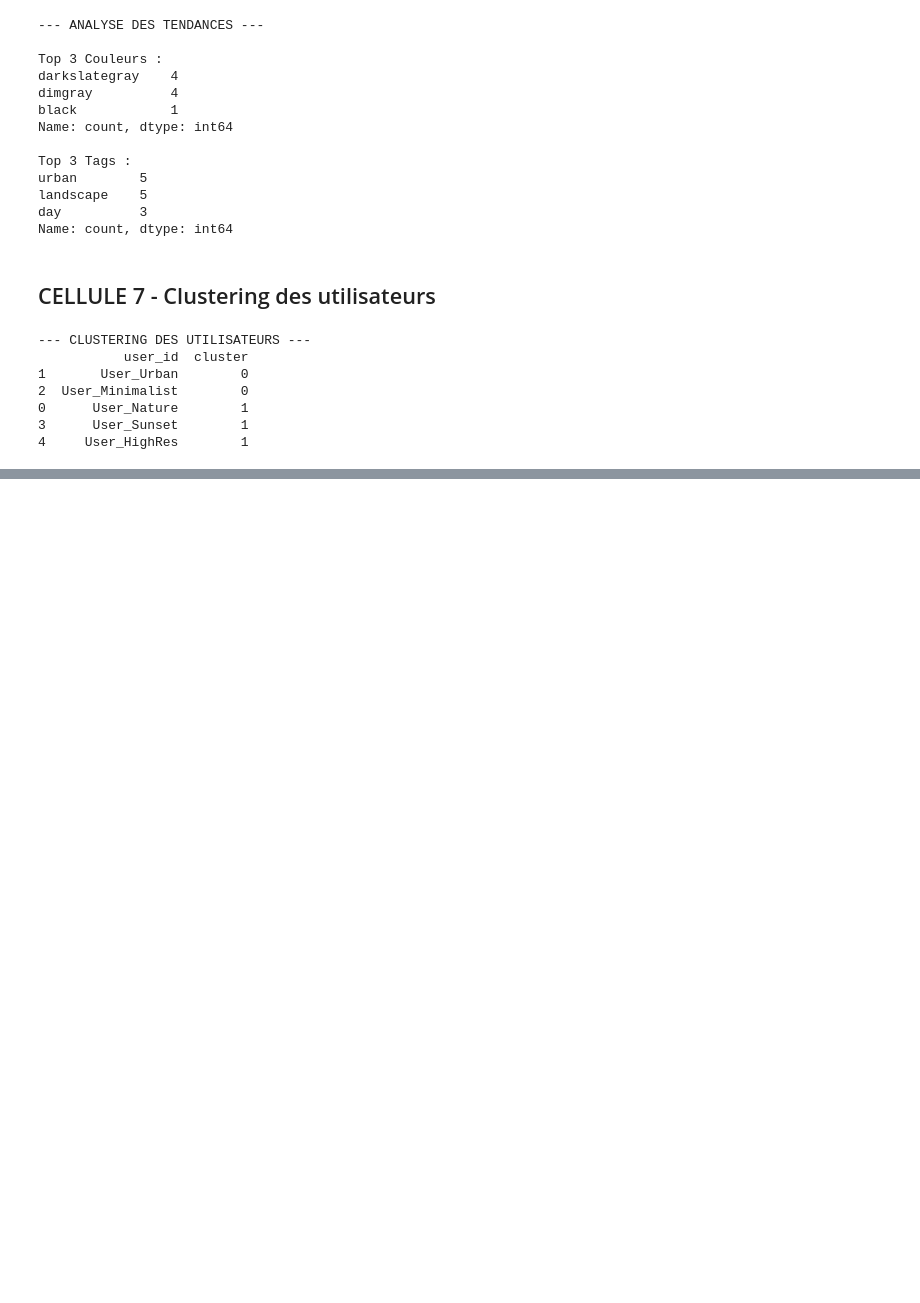
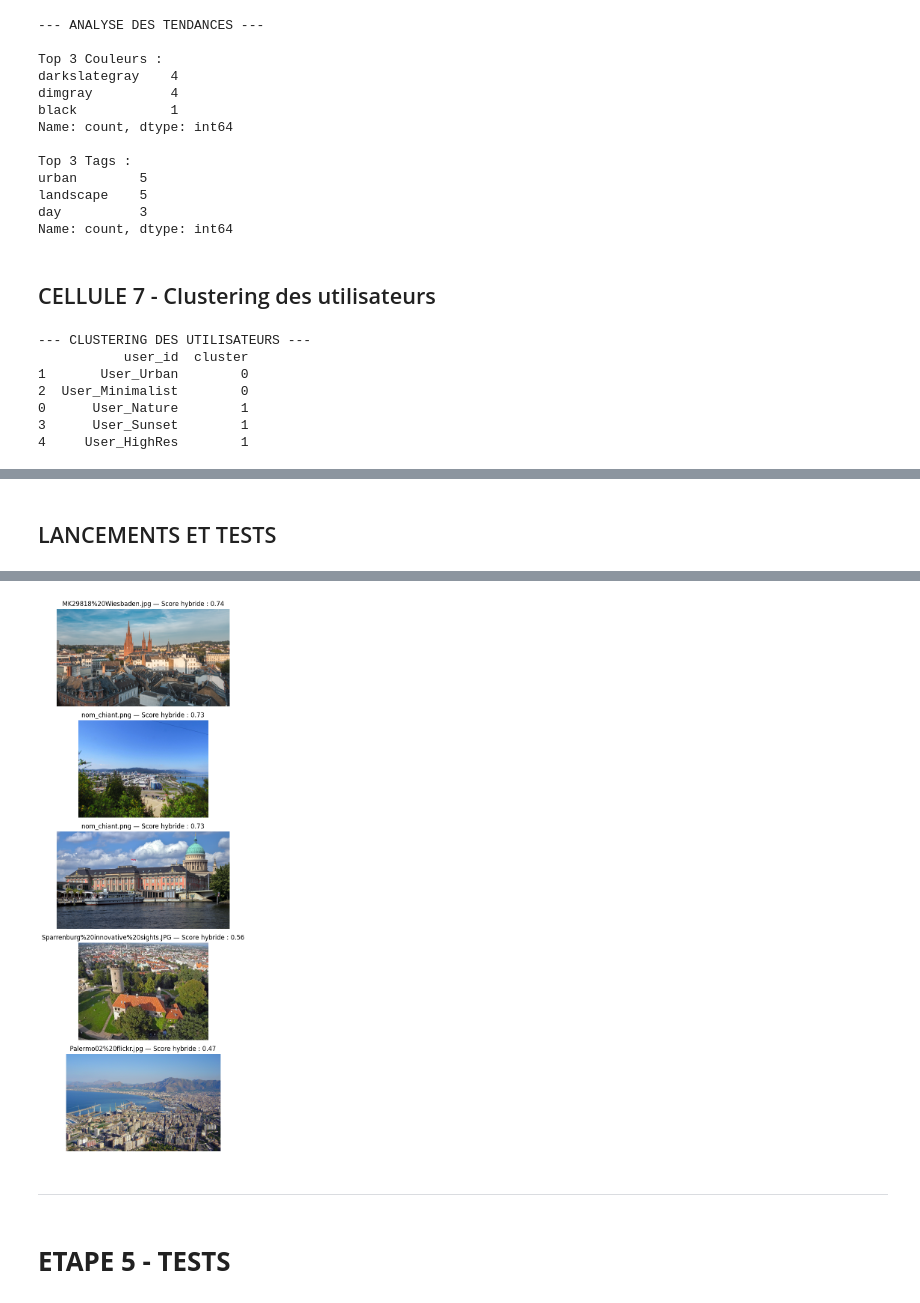
Before and after one commit to yanisDrx/DataMining, a Jupyter notebook: fr/Projet/Projet.ipynb, the cells around one changed output, grey strips where cells are left out. Cells and saved outputs as stored; diff of their text form; code cells hidden in the pictures; blank space fills up the shorter version.

Commit message:
Test push VF

```diff
--- a/fr/Projet/Projet.ipynb
+++ b/fr/Projet/Projet.ipynb
@@ -582,0 +1013,73 @@ df_users = cluster_users_by_tags(df_users, n_clusters=2)
+# %% [markdown]
+## LANCEMENTS ET TESTS
+# %%
+# Liste des utilisateurs disponibles
+user_ids = [u['user_id'] for u in user_profiles]
+print("Utilisateurs disponibles :")
+for i, uid in enumerate(user_ids):
+    print(f"{i+1} : {uid}")
+
+# Méthodes disponibles
+methods = {
+    "1": "Content-based (Classification)",
+    "2": "Clustering (KMeans)",
+    "3": "Hybride"
+}
+
+print("\nMéthodes de recommandation :")
+for k, v in methods.items():
+    print(f"{k} : {v}")
+
+# Choix utilisateur par numéro
+user_num = input("\nEntrez le numéro de l'utilisateur : ")
+while not user_num.isdigit() or int(user_num) not in range(len(user_ids)):
+    print("Numéro invalide, réessayez.")
+    user_num = input("Entrez le numéro de l'utilisateur : ")
+user_choice = user_ids[int(user_num)]
+
+# Choix méthode
+method_choice = input("Choisissez la méthode (1, 2 ou 3) : ")
+while method_choice not in methods.keys():
+    print("Méthode invalide, réessayez.")
+    method_choice = input("Choisissez la méthode (1, 2 ou 3) : ")
+
+# Nombre de recommandations
+n_recs = input("Combien de recommandations voulez-vous afficher ? (ex: 5) : ")
+try:
+    n_recs = int(n_recs)
+except:
+    n_recs = 5
+
+# Lancer la bonne fonction
+if method_choice == "1":
+    recs = recommend_content_based(user_choice, n_recs)
+elif method_choice == "2":
+    recs = recommend_clustering(user_choice, n_recs)
+else:
+    recs = recommend_hybrid(user_choice, n_recs)
+
+# Affichage des recommandations
+print(f"\nRecommandations pour {user_choice} ({methods[method_choice]}) :")
+for img, reason in recs:
+    print(f"-> {img} ({reason})")
+
+# Fonction pour tronquer le nom pour l'affichage
+def truncate_filename(filename, max_len=40):
+    if len(filename) > max_len:
+        return "nom_chiant.png"
+    return filename
+
+# Affichage des images directement dans le notebook avec noms tronqués si besoin
+plt.figure(figsize=(15, 3 * len(recs)))
+for i, (img, reason) in enumerate(recs):
+    filepath = os.path.join(IMAGES_FOLDER, img)
+    if os.path.exists(filepath):
+        plt.subplot(len(recs), 1, i+1)
+        img_data = mpimg.imread(filepath)
+        plt.imshow(img_data)
+        plt.axis('off')
+        display_name = truncate_filename(img)
+        plt.title(f"{display_name} — {reason}")
+plt.tight_layout()
+plt.show()
+# %% [output]
@@ -582,0 +1104,5 @@ df_users = cluster_users_by_tags(df_users, n_clusters=2)
+[figure, added]
+# %% [markdown]
+---
+# %% [markdown]
+# **ETAPE 5 - TESTS**
```
Also changed, not shown: parts of 56 cells of this notebook.
